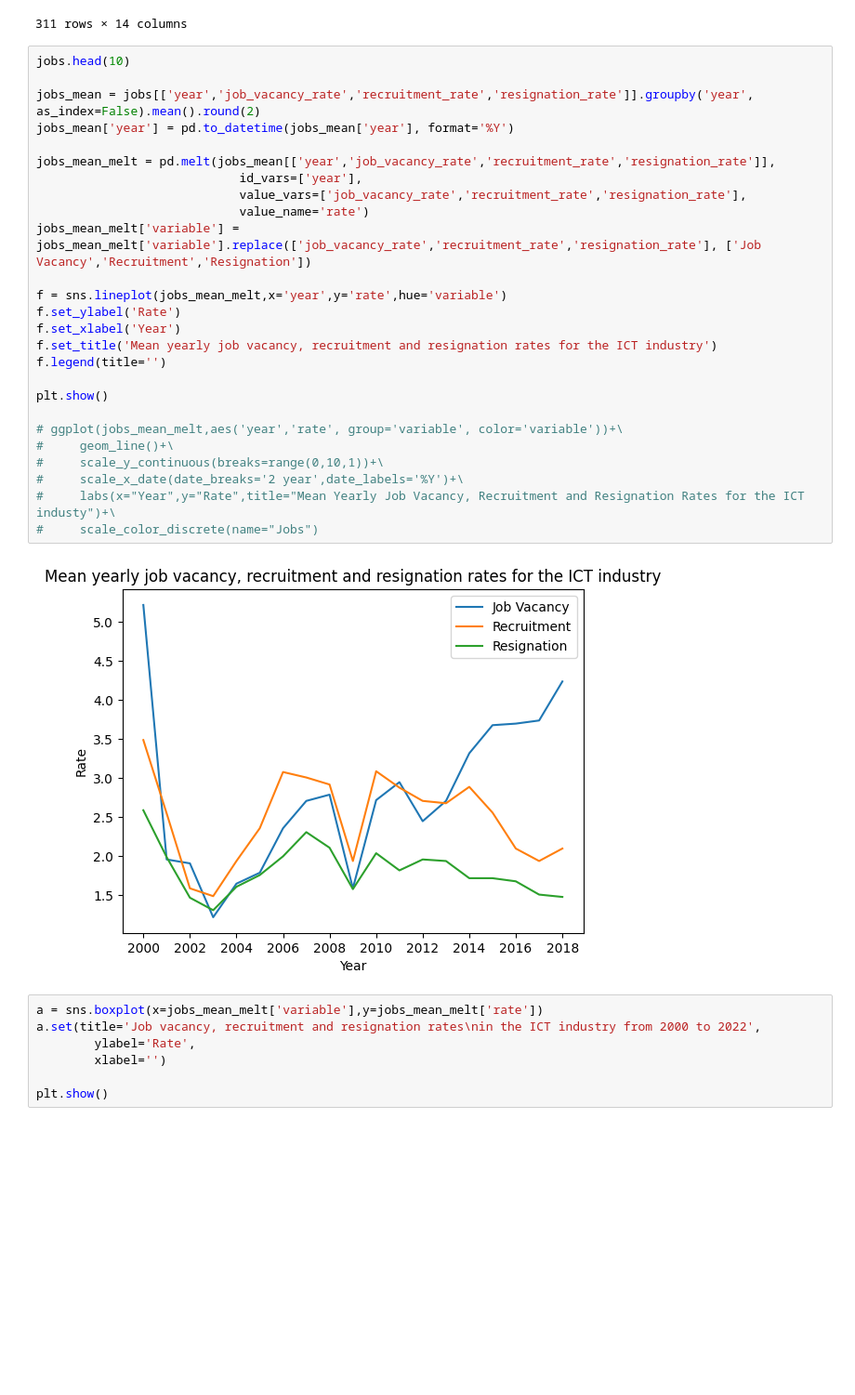
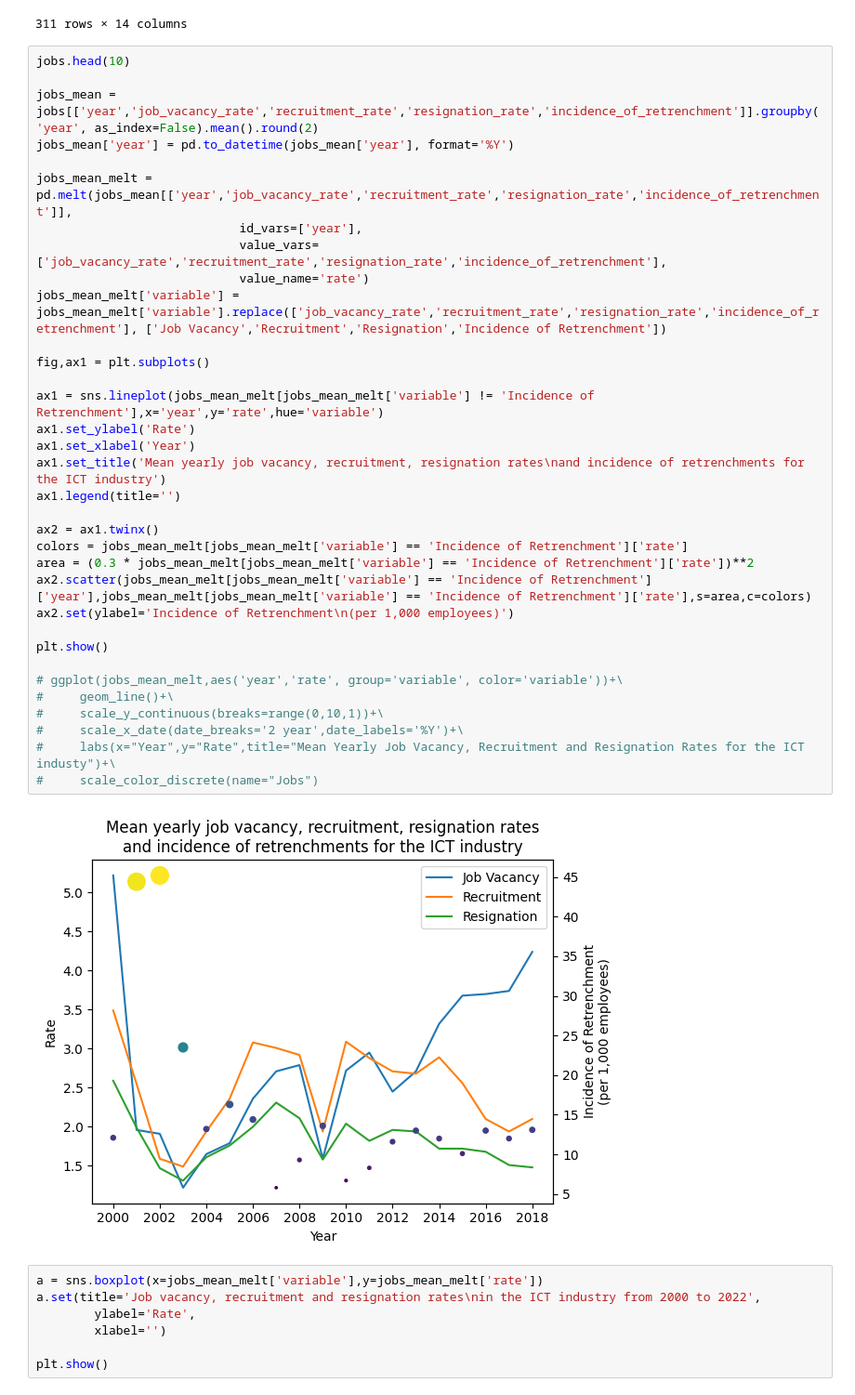
Before and after one commit to iyliahutta/Intro-to-Programming-for-DS, a Jupyter notebook: CA2/CA2.ipynb, the cells around one changed output. Shown at 93% size. Cells and saved outputs as stored; diff of their text form; blank space fills up the shorter version.

Commit message:
added overlay of retrenchment data to rates chart

```diff
--- a/CA2/CA2.ipynb
+++ b/CA2/CA2.ipynb
@@ -186,31 +186,39 @@ max    3500.000000          7.700000          5.900000          3.900000
 # %%
 jobs.head(10)
 
-jobs_mean = jobs[['year','job_vacancy_rate','recruitment_rate','resignation_rate']].groupby('year', as_index=False).mean().round(2)
+jobs_mean = jobs[['year','job_vacancy_rate','recruitment_rate','resignation_rate','incidence_of_retrenchment']].groupby('year', as_index=False).mean().round(2)
 jobs_mean['year'] = pd.to_datetime(jobs_mean['year'], format='%Y')
 
-jobs_mean_melt = pd.melt(jobs_mean[['year','job_vacancy_rate','recruitment_rate','resignation_rate']],
+jobs_mean_melt = pd.melt(jobs_mean[['year','job_vacancy_rate','recruitment_rate','resignation_rate','incidence_of_retrenchment']],
                             id_vars=['year'],
-                            value_vars=['job_vacancy_rate','recruitment_rate','resignation_rate'],
+                            value_vars=['job_vacancy_rate','recruitment_rate','resignation_rate','incidence_of_retrenchment'],
                             value_name='rate')
-jobs_mean_melt['variable'] = jobs_mean_melt['variable'].replace(['job_vacancy_rate','recruitment_rate','resignation_rate'], ['Job Vacancy','Recruitment','Resignation'])
+jobs_mean_melt['variable'] = jobs_mean_melt['variable'].replace(['job_vacancy_rate','recruitment_rate','resignation_rate','incidence_of_retrenchment'], ['Job Vacancy','Recruitment','Resignation','Incidence of Retrenchment'])
 
-f = sns.lineplot(jobs_mean_melt,x='year',y='rate',hue='variable')
-f.set_ylabel('Rate')
-f.set_xlabel('Year')
-f.set_title('Mean yearly job vacancy, recruitment and resignation rates for the ICT industry')
-f.legend(title='')
+fig,ax1 = plt.subplots()
+
+ax1 = sns.lineplot(jobs_mean_melt[jobs_mean_melt['variable'] != 'Incidence of Retrenchment'],x='year',y='rate',hue='variable')
+ax1.set_ylabel('Rate')
+ax1.set_xlabel('Year')
+ax1.set_title('Mean yearly job vacancy, recruitment, resignation rates\nand incidence of retrenchments for the ICT industry')
+ax1.legend(title='')
+
+ax2 = ax1.twinx()
+colors = jobs_mean_melt[jobs_mean_melt['variable'] == 'Incidence of Retrenchment']['rate']
+area = (0.3 * jobs_mean_melt[jobs_mean_melt['variable'] == 'Incidence of Retrenchment']['rate'])**2
+ax2.scatter(jobs_mean_melt[jobs_mean_melt['variable'] == 'Incidence of Retrenchment']['year'],jobs_mean_melt[jobs_mean_melt['variable'] == 'Incidence of Retrenchment']['rate'],s=area,c=colors)
+ax2.set(ylabel='Incidence of Retrenchment\n(per 1,000 employees)')
 
 plt.show()
 
 # ggplot(jobs_mean_melt,aes('year','rate', group='variable', color='variable'))+\
 #     geom_line()+\
 #     scale_y_continuous(breaks=range(0,10,1))+\
 #     scale_x_date(date_breaks='2 year',date_labels='%Y')+\
 #     labs(x="Year",y="Rate",title="Mean Yearly Job Vacancy, Recruitment and Resignation Rates for the ICT industy")+\
 #     scale_color_discrete(name="Jobs")
 # %% [output]
-[figure, old version]
+[figure, new version]
 # %%
 a = sns.boxplot(x=jobs_mean_melt['variable'],y=jobs_mean_melt['rate'])
 a.set(title='Job vacancy, recruitment and resignation rates\nin the ICT industry from 2000 to 2022',
```
Also changed, not shown: parts of 1 cell of this notebook.
